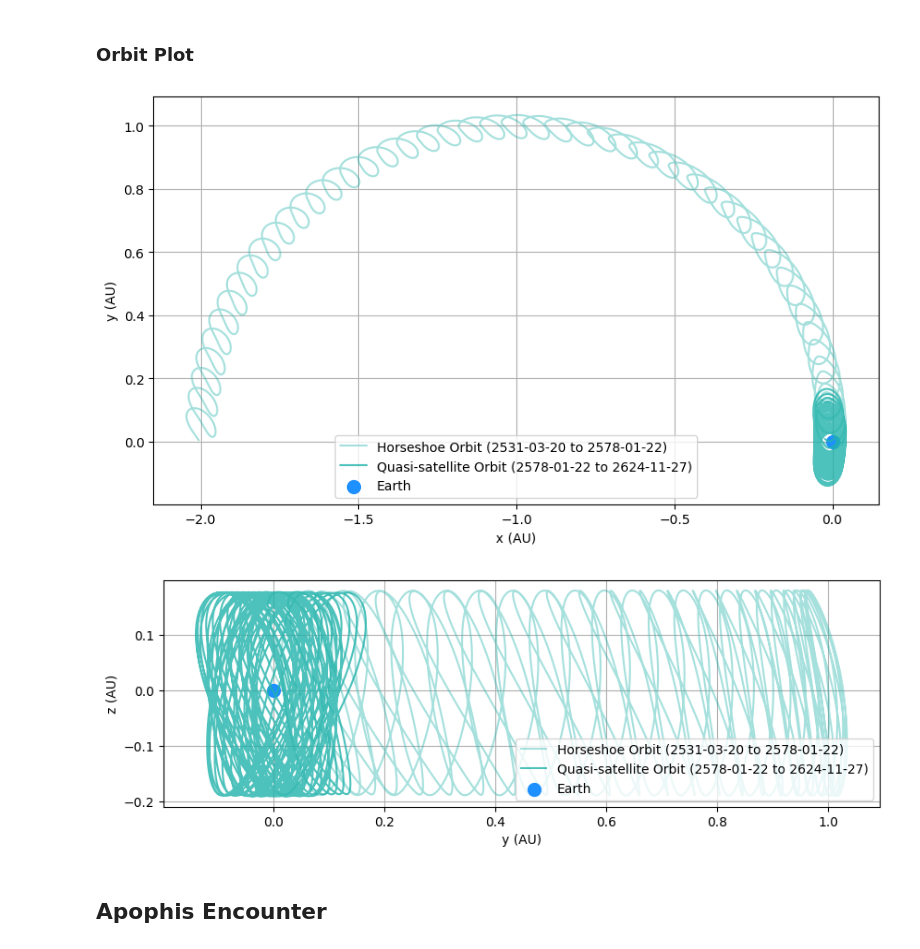
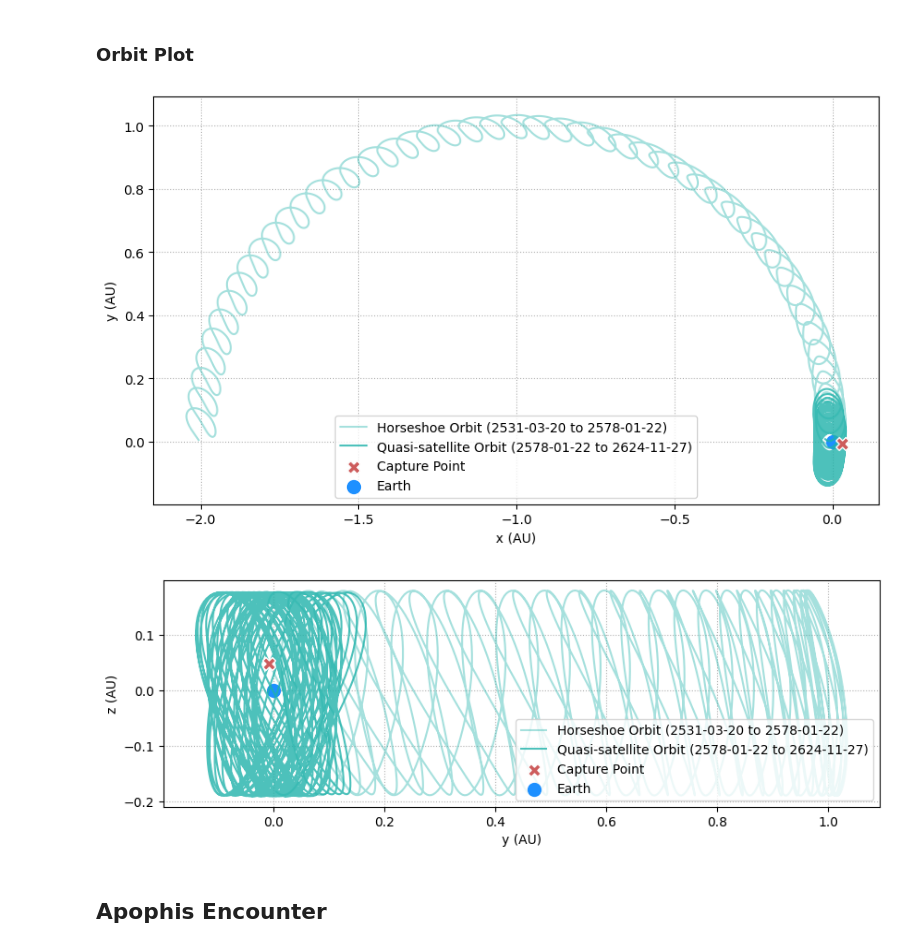
Before and after one commit to shami-momo/Workspace, a Jupyter notebook: solar_astro/NEA/NEA.ipynb, the cells around one changed output. Drawn from its saved outputs; the diff is of its cells as text; code cells hidden in the pictures.

```diff
--- a/solar_astro/NEA/NEA.ipynb
+++ b/solar_astro/NEA/NEA.ipynb
@@ -193,13 +213,17 @@ plt.show()
 ### Orbit Plot
 # %%
 # Orbital Phase Analysis
-t_hs_start = t_cap_in - capture_duration
-mask_hs = (r_aa['time'] >= t_hs_start) & (r_aa['time'] <= t_cap_in)
-mask_qs = (r_aa['time'] >= t_cap_in) & (r_aa['time'] <= t_cap_out)
+t_hs_start = t_capture - capture_duration
+mask_hs = (r_aa['time'] >= t_hs_start) & (r_aa['time'] <= t_capture)
+mask_qs = (r_aa['time'] >= t_capture) & (r_aa['time'] <= t_release)
 
 start_hs_iso = get_iso_date(t_hs_start)
-start_qs_iso = get_iso_date(t_cap_in)
-end_qs_iso = get_iso_date(t_cap_out)
+start_qs_iso = get_iso_date(t_capture)
+end_qs_iso = get_iso_date(t_release)
+
+x_cap = x_rot_aa[idx_capture]
+y_cap = y_rot_aa[idx_capture]
+z_cap = z_rot_aa[idx_capture]
 
 # Rotational Coordinates Plotting
 fig, ax = plt.subplots(figsize=(10, 10))
@@ -207,34 +231,38 @@ fig, ax = plt.subplots(figsize=(10, 10))
 ax.plot(x_rot_aa[mask_hs], y_rot_aa[mask_hs], label=f'Horseshoe Orbit ({start_hs_iso} to {start_qs_iso})', color=OBJECT['2002AA29']['color'], alpha=0.4, zorder=2)
 ax.plot(x_rot_aa[mask_qs], y_rot_aa[mask_qs], label=f'Quasi-satellite Orbit ({start_qs_iso} to {end_qs_iso})', color=OBJECT['2002AA29']['color'], alpha=0.8, zorder=3)
 
-#ax.plot(x_rot_aa, y_rot_aa, label=OBJECT['2002AA29']['name'], color=OBJECT['2002AA29']['color'], alpha=0.2, zorder=2)
+ax.scatter(x_cap, y_cap, label='Capture Point', color='indianred', marker='X', s=100, zorder=4, edgecolors='white')
+
 ax.scatter(0, 0, label=OBJECT['EARTH']['name'], color=OBJECT['EARTH']['color'], s=100, zorder=2)
 ax.set_xlabel('x (AU)')
 ax.set_ylabel('y (AU)')
 
 ax.legend()
 ax.set_aspect('equal')
-ax.grid(True)
+ax.grid(True, linestyle=':')
 
 plt.show()
 # %% [output]
-[figure, old version]
+[figure, new version]
 # %%
 fig, ax = plt.subplots(figsize=(10, 10))
 
 ax.plot(y_rot_aa[mask_hs], z_rot_aa[mask_hs], label=f'Horseshoe Orbit ({start_hs_iso} to {start_qs_iso})', color=OBJECT['2002AA29']['color'], alpha=0.4, zorder=2)
 ax.plot(y_rot_aa[mask_qs], z_rot_aa[mask_qs], label=f'Quasi-satellite Orbit ({start_qs_iso} to {end_qs_iso})', color=OBJECT['2002AA29']['color'], alpha=0.8, zorder=3)
+
+ax.scatter(y_cap, z_cap, label='Capture Point', color='indianred', marker='X', s=100, zorder=4, edgecolors='white')
+
 ax.scatter(0, 0, label=OBJECT['EARTH']['name'], color=OBJECT['EARTH']['color'], s=100, zorder=2)
 
 ax.set_xlabel('y (AU)')
 ax.set_ylabel('z (AU)')
 ax.set_aspect('equal')
 ax.legend(loc='lower right')
-ax.grid(True)
+ax.grid(True, linestyle=':')
 
 plt.show()
 # %% [output]
-[figure, old version]
+[figure, new version]
 # %% [markdown]
 ## Apophis Encounter
 # %%
```
Also changed, not shown: parts of 5 cells of this notebook, 2 other files.
